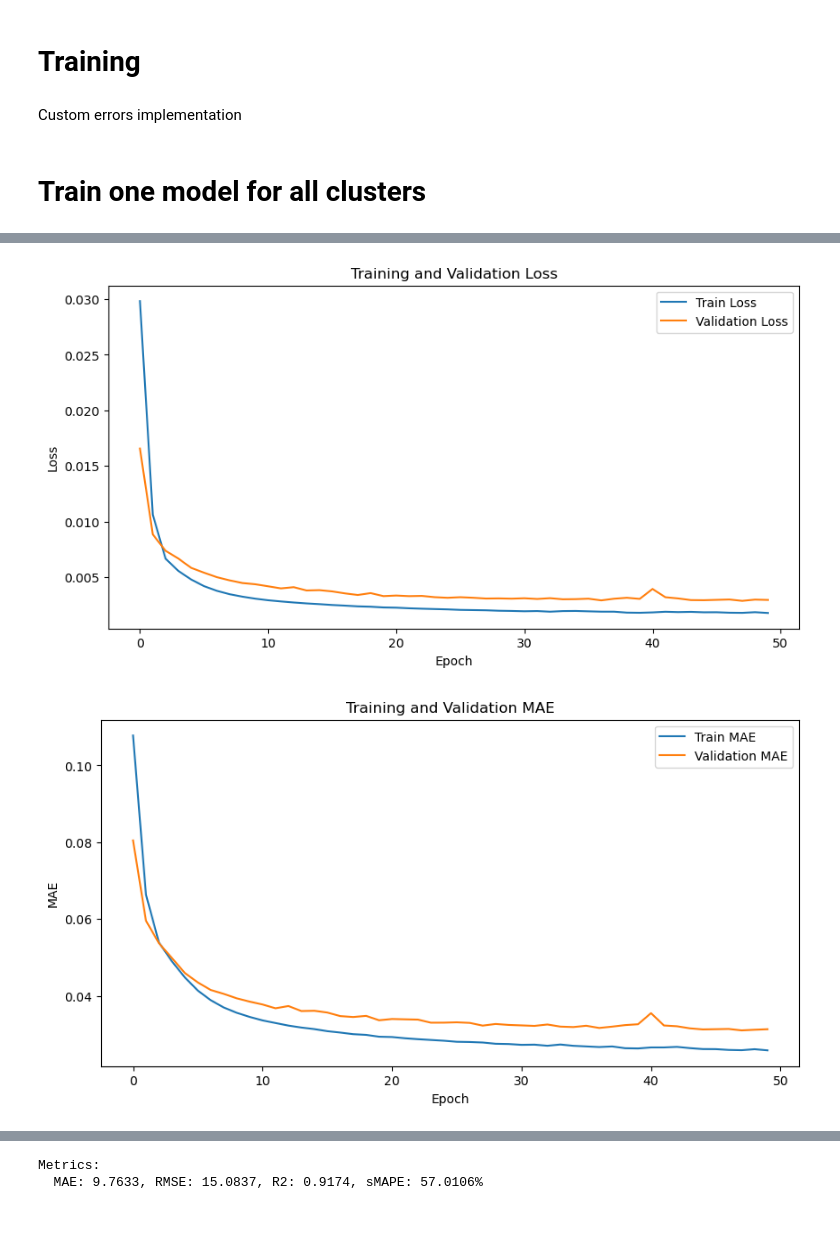
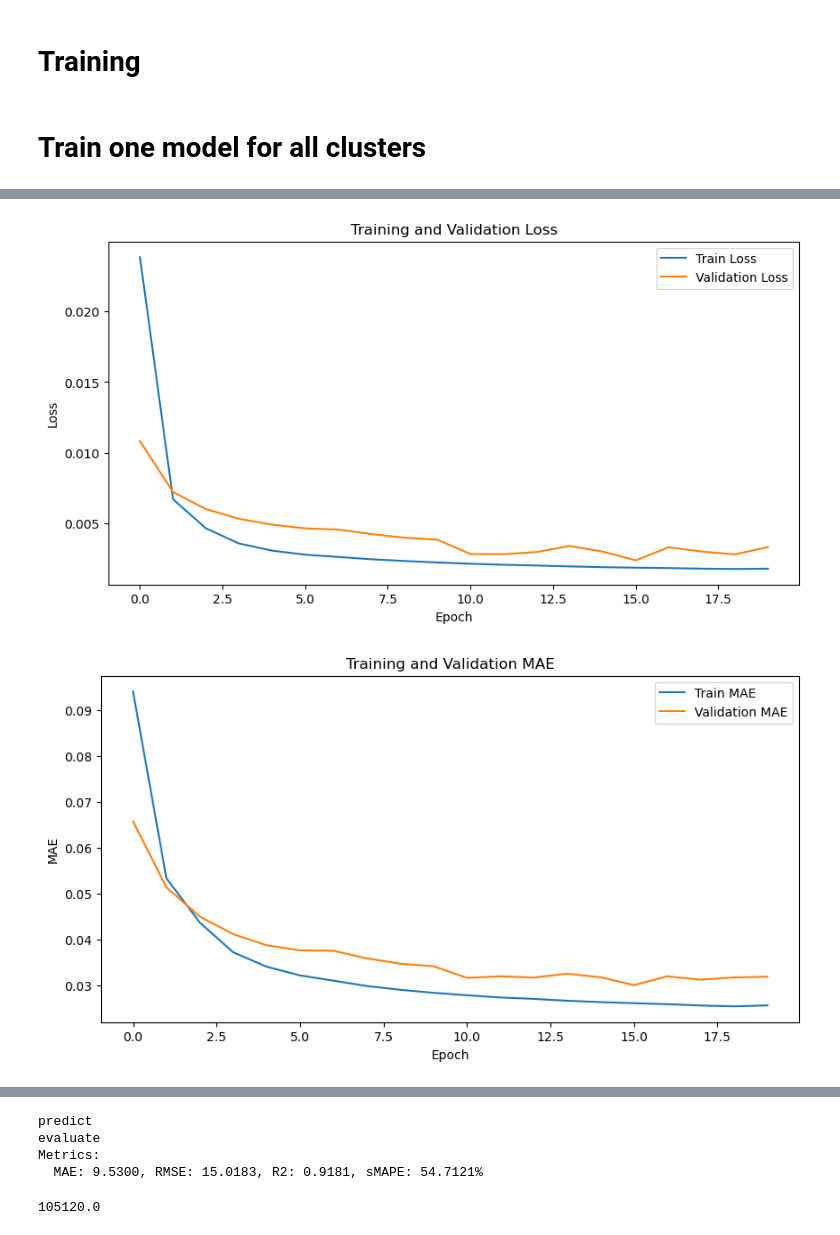
Before and after one commit to kozlowskihubert/london-city-bikes, a Jupyter notebook: notebooks/training_notebook.ipynb, the cells around one changed output, grey strips where cells are left out. Cells and saved outputs as stored; diff of their text form; code cells hidden in the pictures.

```diff
--- a/notebooks/training_notebook.ipynb
+++ b/notebooks/training_notebook.ipynb
@@ -25,6 +22,9 @@ The autoreload extension is already loaded. To reload it, use:
 # %%
 PRED_LENGTH = 48
 MODELS_BASENAME = "pytorch_model"
+MODEL_PATH = f'./data/models/{MODELS_BASENAME}_with_embeddings.pth'
+CHECKPOINT_PATH = './data/models/checkpoint_with_embeddings.pth'
+
 print(f"Using device: {DEVICE}")
 # %% [output]
 Using device: cuda
@@ -33,2 +31,2 @@ Using device: cuda
 # %%
-train_dataloader, val_dataloader, scalers, cluster_id_map = get_dataloaders(use_cluster_embedding_input=True)
+train_dataloader, val_dataloader, cluster_id_map = get_dataloaders()
@@ -35,7 +41,5 @@ train_dataloader, val_dataloader, scalers, cluster_id_map = get_dataloaders(use_
 # %% [markdown]
 # Training
-# %% [markdown]
-Custom errors implementation
 # %%
 # Hyperparameters
 INPUT_SIZE = 12
@@ -47,6 +51,17 @@ NUM_EPOCHS = 50
 DROPOUT = 0
 LEARNING_RATE = 0.0001
 USE_CLUSTER_EMBEDDING = True
+# %%
+# Hyperparameters
+INPUT_SIZE = 12
+FUTURE_FEATURE_SIZE = 10
+HIDDEN_SIZE = 512
+OUTPUT_SIZE = 2 * PRED_LENGTH
+NUM_LAYERS = 2
+NUM_EPOCHS = 20
+DROPOUT = 0
+LEARNING_RATE = 0.0001
+USE_CLUSTER_EMBEDDING = True
 # %% [markdown]
 # Train one model for all clusters
 # %%
@@ -69,16 +84,17 @@ optimizer = torch.optim.Adam(model.parameters(), lr=LEARNING_RATE)
 mlflow.start_run()
 log_model_architecture(model)
 log_train_parameters_with_embedding(NUM_EPOCHS, optimizer, criterion, train_dataloader.batch_size, USE_CLUSTER_EMBEDDING)
-
-model = train_model(train_dataloader, val_dataloader, model, criterion, optimizer, num_epochs=NUM_EPOCHS)
-torch.save(model, f'./data/models/model_with_embeddings.pth')
+print("train")
+model, checkpoint = train_model(train_dataloader, val_dataloader, model, criterion, optimizer, num_epochs=NUM_EPOCHS)
+torch.save(model, MODEL_PATH)
+torch.save(checkpoint, CHECKPOINT_PATH)
 log_trained_model(model, MODELS_BASENAME + "_with_embedding.pth")
 
 all_preds = {}
 all_true = {}
-
+print("predict")
 preds, true_vals, metadata = predict(model, val_dataloader)
-
+print("evaluate")
 metrics = evaluate_predictions(true_vals, preds, metadata)
 print(f"Metrics:")
 print(f"  MAE: {metrics['MAE']:.4f}, RMSE: {metrics['RMSE']:.4f}, R2: {metrics['R2']:.4f}, sMAPE: {metrics['sMAPE']:.4f}%")
@@ -109,2 +125,2 @@ Epoch [50/50] - Train Loss: 0.0018, Train MAE: 0.0258, Val Loss: 0.0030, Val MAE
-[figure, old version]
+[figure, new version]
-[figure, old version]
+[figure, new version]
@@ -114,2 +130,8 @@ Epoch [50/50] - Train Loss: 0.0018, Train MAE: 0.0258, Val Loss: 0.0030, Val MAE
+predict
+evaluate
 Metrics:
-  MAE: 9.7633, RMSE: 15.0837, R2: 0.9174, sMAPE: 57.0106%
+  MAE: 9.5300, RMSE: 15.0183, R2: 0.9181, sMAPE: 54.7121%
+# %%
+48*365*30*0.2
+# %% [output]
+105120.0
```
Also changed, not shown: parts of 9 cells of this notebook, 1 other file.
